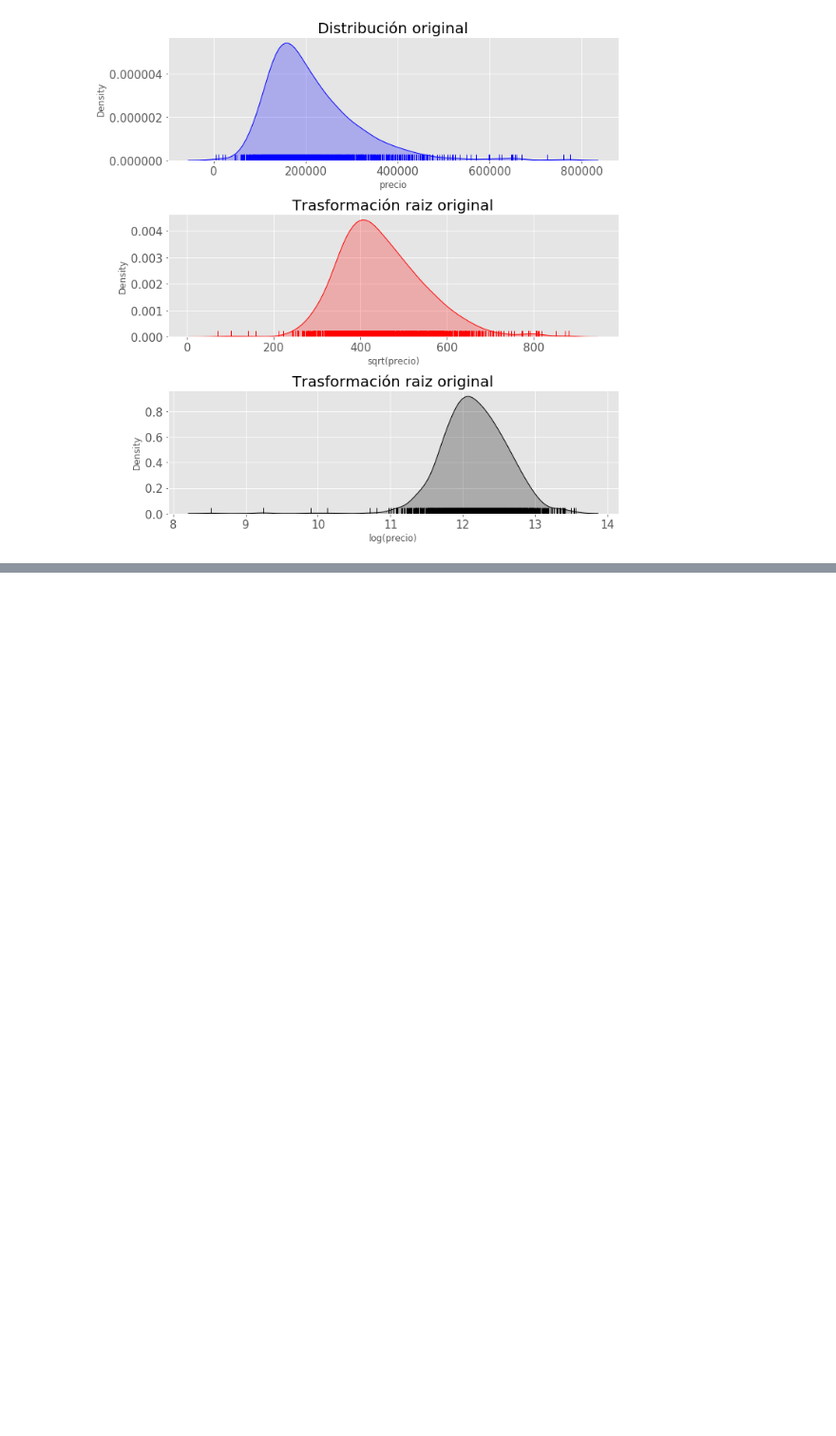
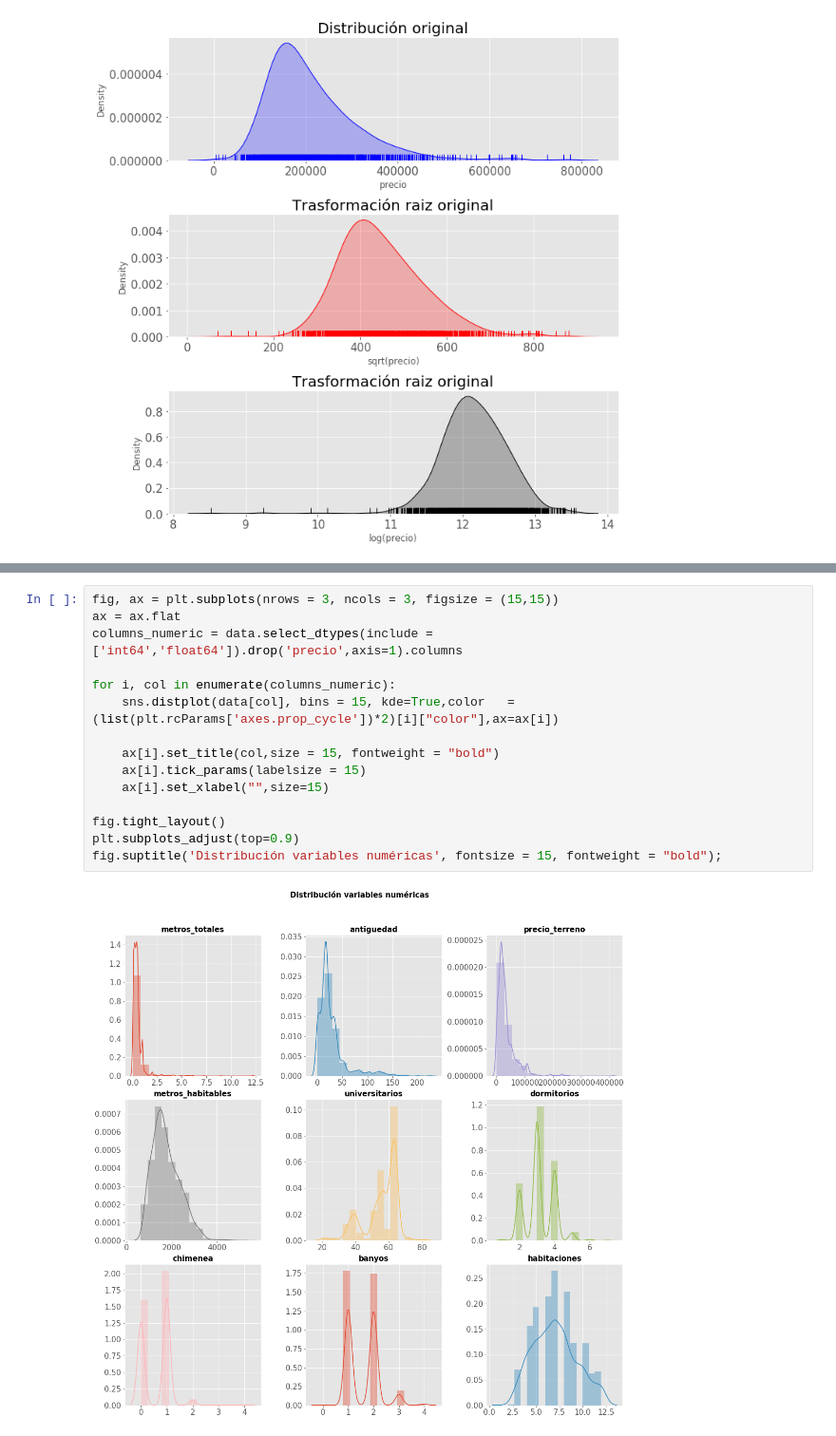
Before and after one commit to Kaiziferr/Data_Science_Workshops, a Jupyter notebook: Workshop_1/workshop data science.ipynb, the cells around one changed output, grey strips where cells are left out. Shown at 95% size. Saved outputs shown, nothing was run; the diff lists cells and outputs as text; blank space fills up the shorter version.

```diff
--- a/Workshop_1/workshop data science.ipynb
+++ b/Workshop_1/workshop data science.ipynb
@@ -148,0 +192,17 @@ fig.tight_layout()
+# %%
+fig, ax = plt.subplots(nrows = 3, ncols = 3, figsize = (15,15))
+ax = ax.flat
+columns_numeric = data.select_dtypes(include = ['int64','float64']).drop('precio',axis=1).columns
+
+for i, col in enumerate(columns_numeric):
+    sns.distplot(data[col], bins = 15, kde=True,color   = (list(plt.rcParams['axes.prop_cycle'])*2)[i]["color"],ax=ax[i])
+
+    ax[i].set_title(col,size = 15, fontweight = "bold")
+    ax[i].tick_params(labelsize = 15)
+    ax[i].set_xlabel("",size=15)
+
+fig.tight_layout()
+plt.subplots_adjust(top=0.9)
+fig.suptitle('Distribución variables numéricas', fontsize = 15, fontweight = "bold");
+# %% [output]
+[figure, added]
```
Also changed, not shown: parts of 39 cells of this notebook, 2 other files.
